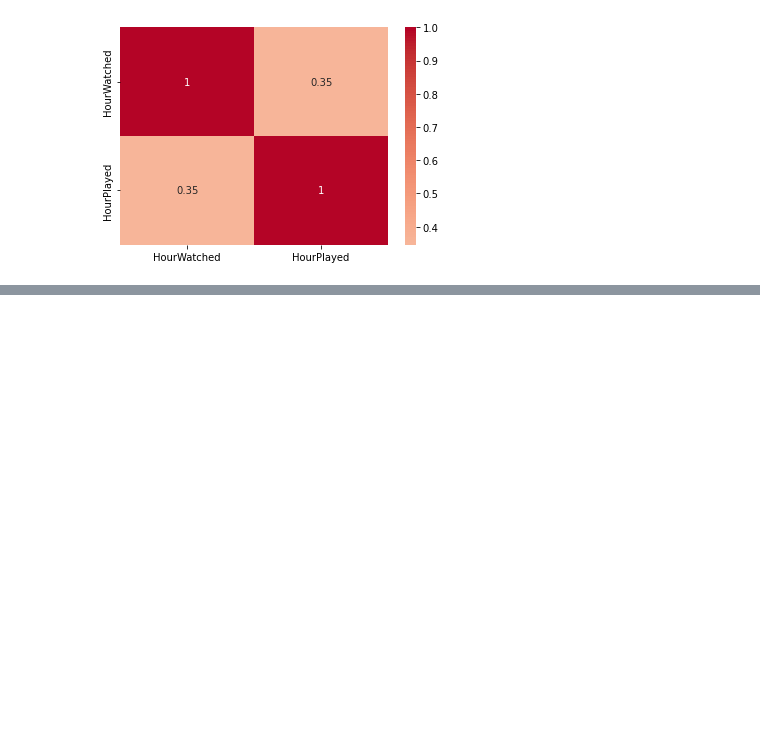
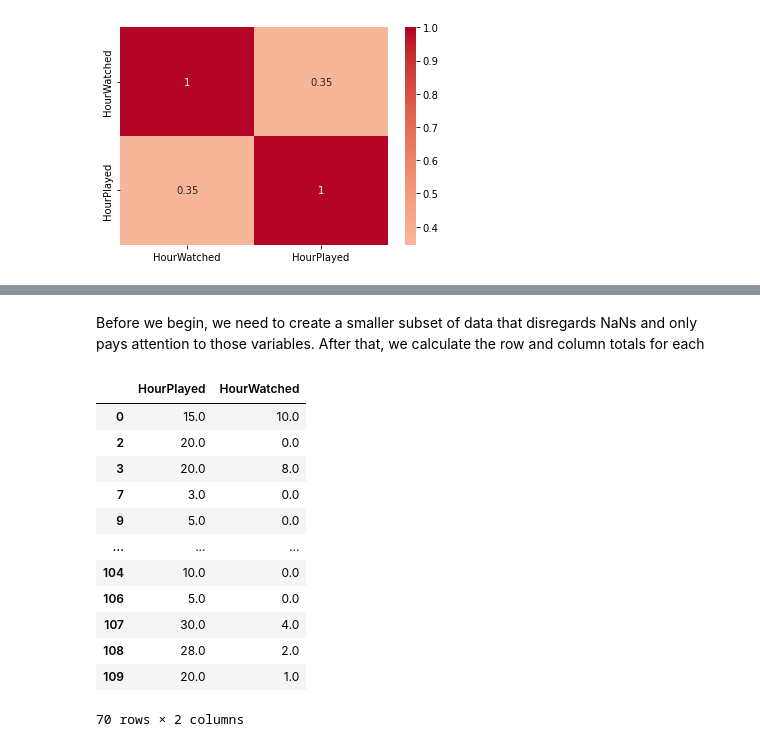
Before and after one commit to ssumachai/CS105-MiniProject, a Jupyter notebook: mini_project.ipynb, the cells around one changed output, grey strips where cells are left out. Drawn from its saved outputs; the diff is of its cells as text; code cells hidden in the pictures; blank space fills up the shorter version.

```diff
--- a/mini_project.ipynb
+++ b/mini_project.ipynb
@@ -107,0 +99,19 @@ Conducting Chi-Squared Test on Data
+# %% [markdown]
+Before we begin, we need to create a smaller subset of data that disregards NaNs and only pays attention to those variables.  After that, we calculate the row and column totals for each
+# %%
+observed = df.iloc[:, 0:2]
+observed
+# %% [output]
+|  | HourPlayed | HourWatched |
+| 0 | 15.0 | 10.0 |
+| 2 | 20.0 | 0.0 |
+| 3 | 20.0 | 8.0 |
+| 7 | 3.0 | 0.0 |
+| 9 | 5.0 | 0.0 |
+| ... | ... | ... |
+| 104 | 10.0 | 0.0 |
+| 106 | 5.0 | 0.0 |
+| 107 | 30.0 | 4.0 |
+| 108 | 28.0 | 2.0 |
+| 109 | 20.0 | 1.0 |
+70 rows × 2 columns
```
Also changed, not shown: parts of 16 cells of this notebook.
